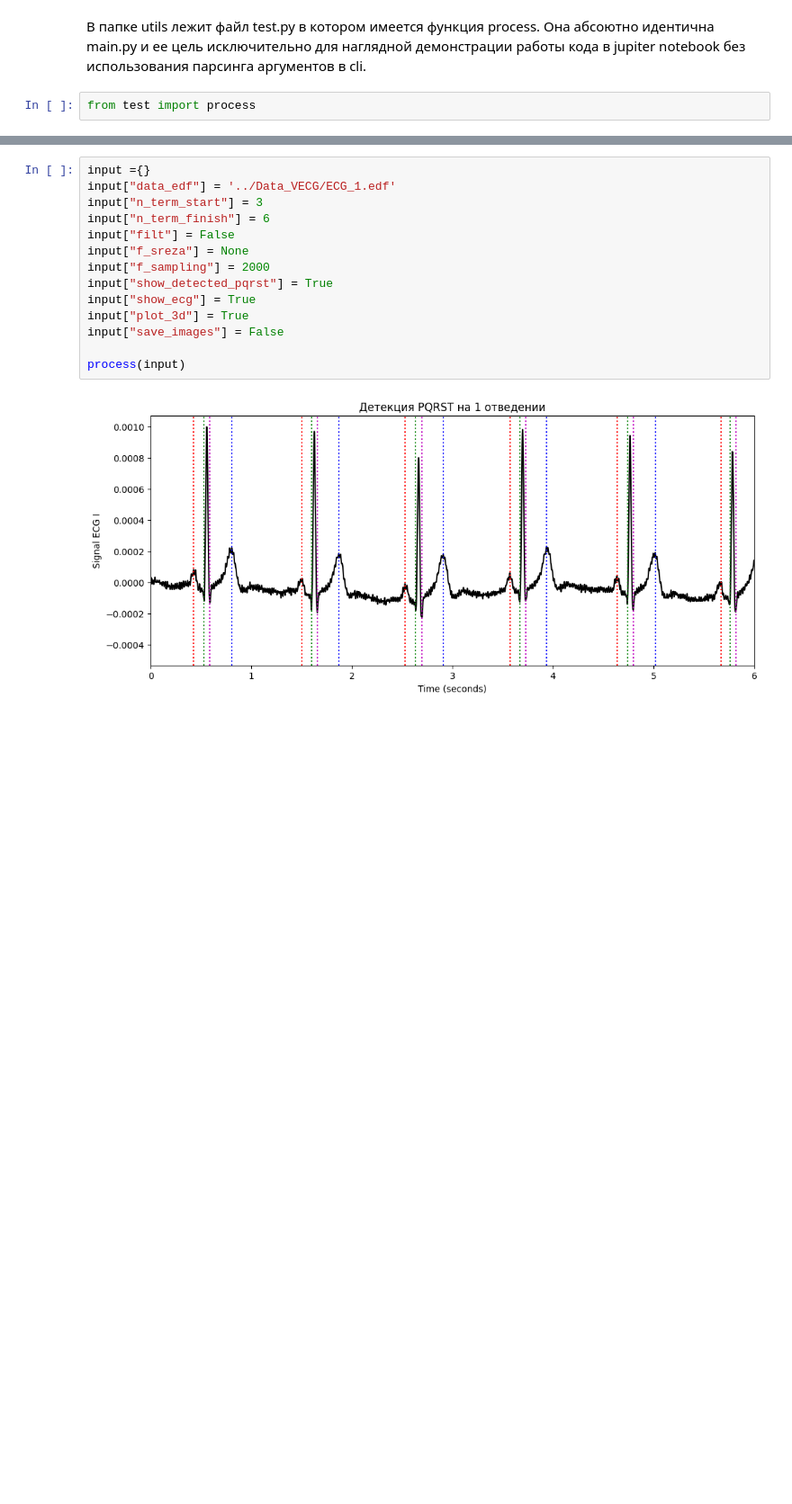
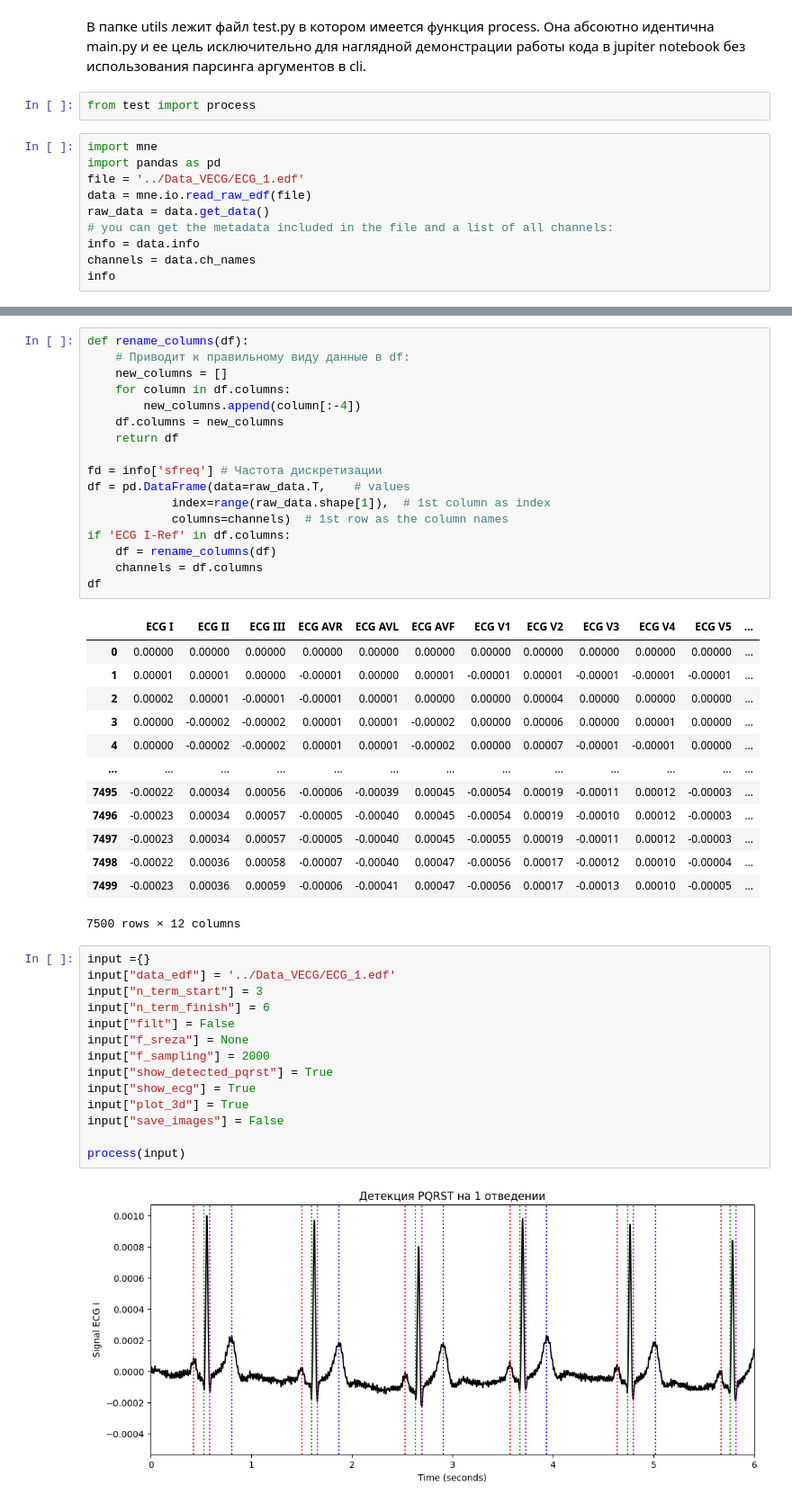
Before and after one commit to Koldim2001/vector_ECG, a Jupyter notebook: utils/code_example.ipynb, the cells around one changed output, grey strips where cells are left out. Shown at 90% size. Saved outputs shown, nothing was run; the diff lists cells and outputs as text; blank space fills up the shorter version.

```diff
--- a/utils/code_example.ipynb
+++ b/utils/code_example.ipynb
@@ -4,3 +4,13 @@
 В папке utils лежит файл test.py в котором имеется функция process. Она абсоютно идентична main.py и ее цель исключительно для наглядной демонстрации работы кода в jupiter notebook без использования парсинга аргументов в cli.
 # %%
 from test import process
+# %%
+import mne
+import pandas as pd
+file = '../Data_VECG/ECG_1.edf'
+data = mne.io.read_raw_edf(file)
+raw_data = data.get_data()
+# you can get the metadata included in the file and a list of all channels:
+info = data.info
+channels = data.ch_names
+info
@@ -7,3 +32,34 @@ from test import process
+# %%
+def rename_columns(df):
+    # Приводит к правильному виду данные в df:
+    new_columns = []
+    for column in df.columns:
+        new_columns.append(column[:-4])
+    df.columns = new_columns
+    return df
+
+fd = info['sfreq'] # Частота дискретизации
+df = pd.DataFrame(data=raw_data.T,    # values
+            index=range(raw_data.shape[1]),  # 1st column as index
+            columns=channels)  # 1st row as the column names
+if 'ECG I-Ref' in df.columns:
+    df = rename_columns(df)
+    channels = df.columns
+df
+# %% [output]
+|  | ECG I | ECG II | ECG III | ECG AVR | ECG AVL | ECG AVF | ECG V1 | ECG V2 | ECG V3 | ECG V4 | ECG V5 | ... |
+| 0 | 0.00000 | 0.00000 | 0.00000 | 0.00000 | 0.00000 | 0.00000 | 0.00000 | 0.00000 | 0.00000 | 0.00000 | 0.00000 | ... |
+| 1 | 0.00001 | 0.00001 | 0.00000 | -0.00001 | 0.00000 | 0.00001 | -0.00001 | 0.00001 | -0.00001 | -0.00001 | -0.00001 | ... |
+| 2 | 0.00002 | 0.00001 | -0.00001 | -0.00001 | 0.00001 | 0.00000 | 0.00000 | 0.00004 | 0.00000 | 0.00000 | 0.00000 | ... |
+| 3 | 0.00000 | -0.00002 | -0.00002 | 0.00001 | 0.00001 | -0.00002 | 0.00000 | 0.00006 | 0.00000 | 0.00001 | 0.00000 | ... |
+| 4 | 0.00000 | -0.00002 | -0.00002 | 0.00001 | 0.00001 | -0.00002 | 0.00000 | 0.00007 | -0.00001 | -0.00001 | 0.00000 | ... |
+| ... | ... | ... | ... | ... | ... | ... | ... | ... | ... | ... | ... | ... |
+| 7495 | -0.00022 | 0.00034 | 0.00056 | -0.00006 | -0.00039 | 0.00045 | -0.00054 | 0.00019 | -0.00011 | 0.00012 | -0.00003 | ... |
+| 7496 | -0.00023 | 0.00034 | 0.00057 | -0.00005 | -0.00040 | 0.00045 | -0.00054 | 0.00019 | -0.00010 | 0.00012 | -0.00003 | ... |
+| 7497 | -0.00023 | 0.00034 | 0.00057 | -0.00005 | -0.00040 | 0.00045 | -0.00055 | 0.00019 | -0.00011 | 0.00012 | -0.00003 | ... |
+| 7498 | -0.00022 | 0.00036 | 0.00058 | -0.00007 | -0.00040 | 0.00047 | -0.00056 | 0.00017 | -0.00012 | 0.00010 | -0.00004 | ... |
+| 7499 | -0.00023 | 0.00036 | 0.00059 | -0.00006 | -0.00041 | 0.00047 | -0.00056 | 0.00017 | -0.00013 | 0.00010 | -0.00005 | ... |
+7500 rows × 12 columns
 # %%
 input ={}
 input["data_edf"] = '../Data_VECG/ECG_1.edf'
```
Also changed, not shown: parts of 1 cell of this notebook, 1 other file.
